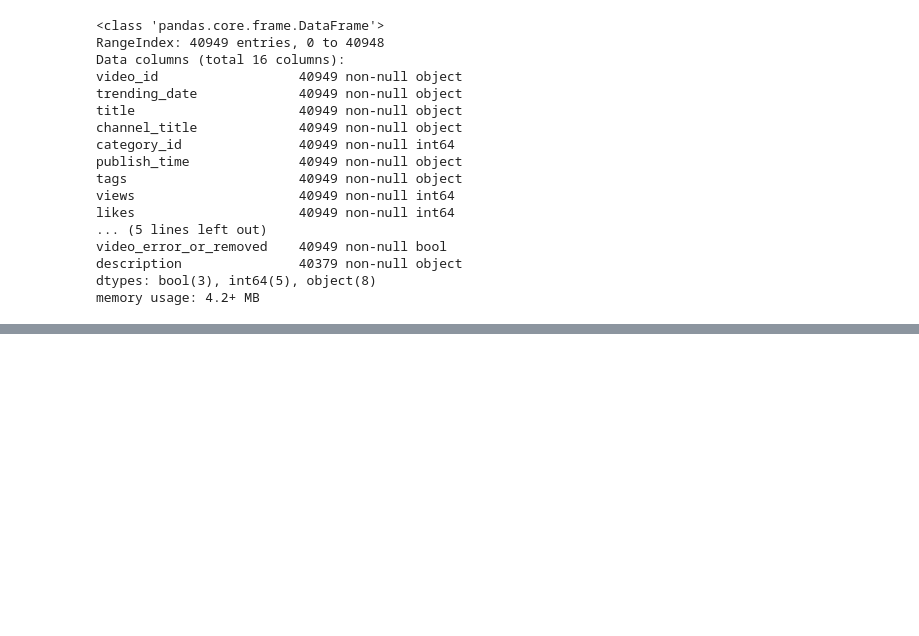
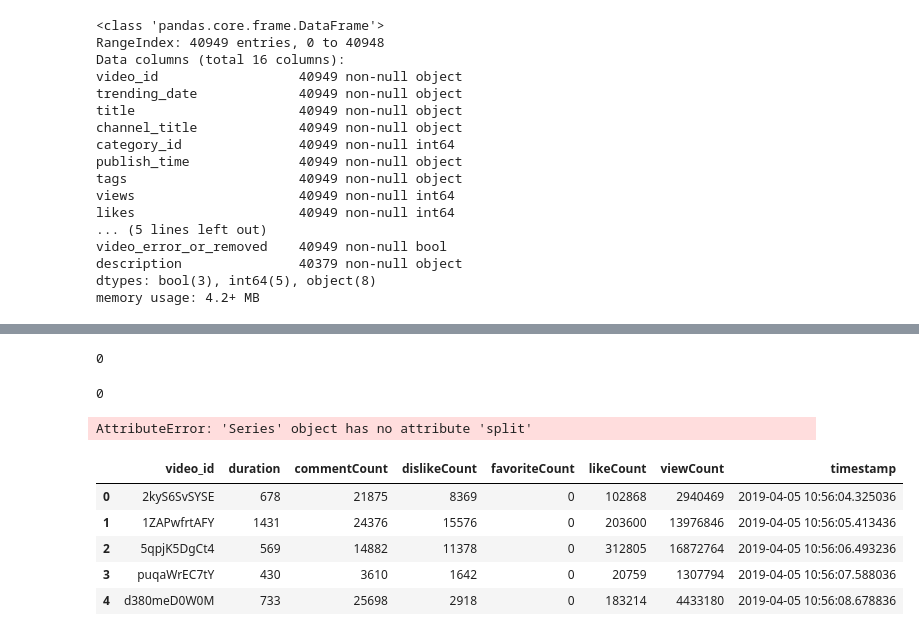
Before and after one commit to buddyguy423/DataScienceProject1, a Jupyter notebook: documents/Alex_Brainstorm.ipynb, the cells around one changed output, grey strips where cells are left out. Saved outputs shown, nothing was run; the diff lists cells and outputs as text; code cells hidden in the pictures; blank space fills up the shorter version.

```diff
--- a/documents/Alex_Brainstorm.ipynb
+++ b/documents/Alex_Brainstorm.ipynb
@@ -196,0 +291,7 @@ df[cond].head(5)
+# %%
+try:
+    print(response['items'][0]['contentDetails']['commentCount'])
+except:
+    print (0)
+# %% [output]
+0
@@ -196,0 +318,4 @@ df[cond].head(5)
+# %%
+print(duration_to_secs(123))
+# %% [output]
+0
@@ -196,0 +326,15 @@ df[cond].head(5)
+# %%
+df['tags']
+# %% [output]
+AttributeError: 'Series' object has no attribute 'split'
+# %%
+df = pd.read_csv('../resources/datasets/USvideos_duration.csv')
+
+df.head(5)
+# %% [output]
+|  | video_id | duration | commentCount | dislikeCount | favoriteCount | likeCount | viewCount | timestamp |
+| 0 | 2kyS6SvSYSE | 678 | 21875 | 8369 | 0 | 102868 | 2940469 | 2019-04-05 10:56:04.325036 |
+| 1 | 1ZAPwfrtAFY | 1431 | 24376 | 15576 | 0 | 203600 | 13976846 | 2019-04-05 10:56:05.413436 |
+| 2 | 5qpjK5DgCt4 | 569 | 14882 | 11378 | 0 | 312805 | 16872764 | 2019-04-05 10:56:06.493236 |
+| 3 | puqaWrEC7tY | 430 | 3610 | 1642 | 0 | 20759 | 1307794 | 2019-04-05 10:56:07.588036 |
+| 4 | d380meD0W0M | 733 | 25698 | 2918 | 0 | 183214 | 4433180 | 2019-04-05 10:56:08.678836 |
```
Also changed, not shown: parts of 12 cells of this notebook, 6 other files.
